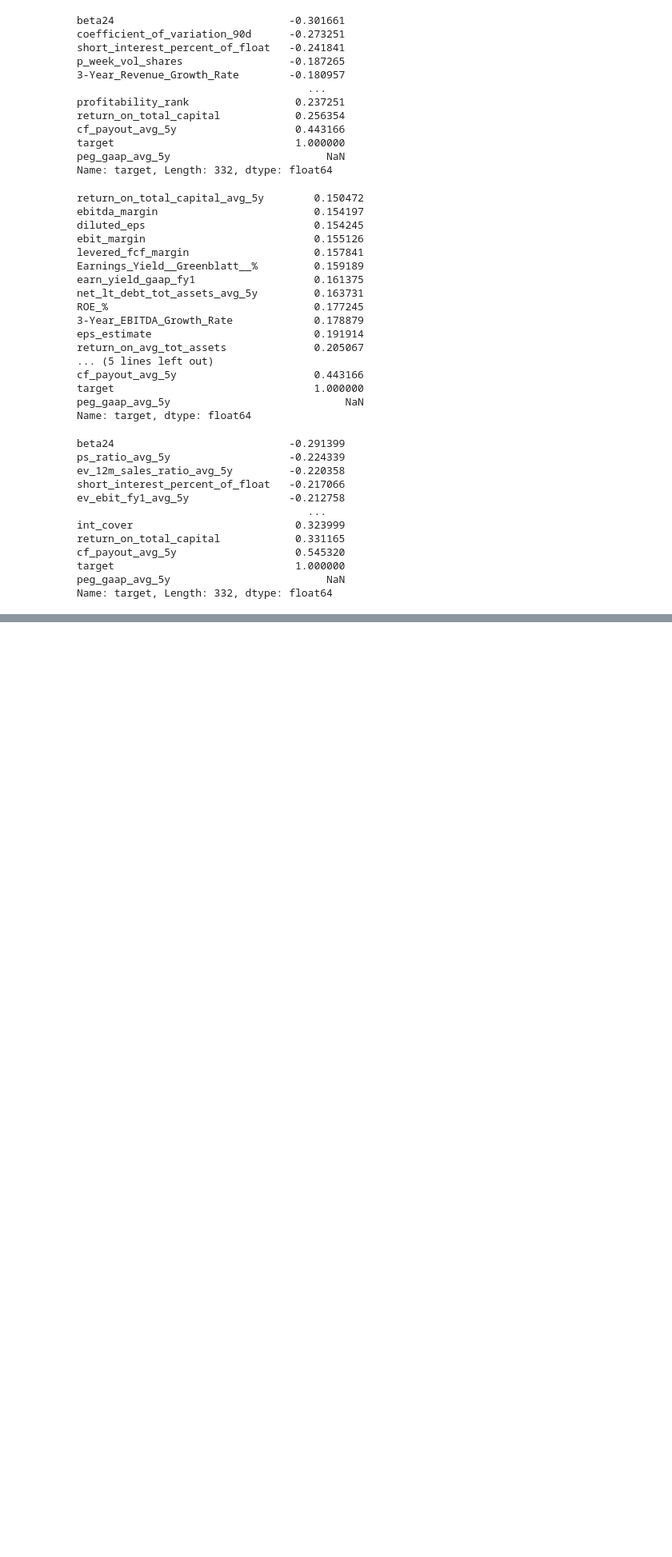
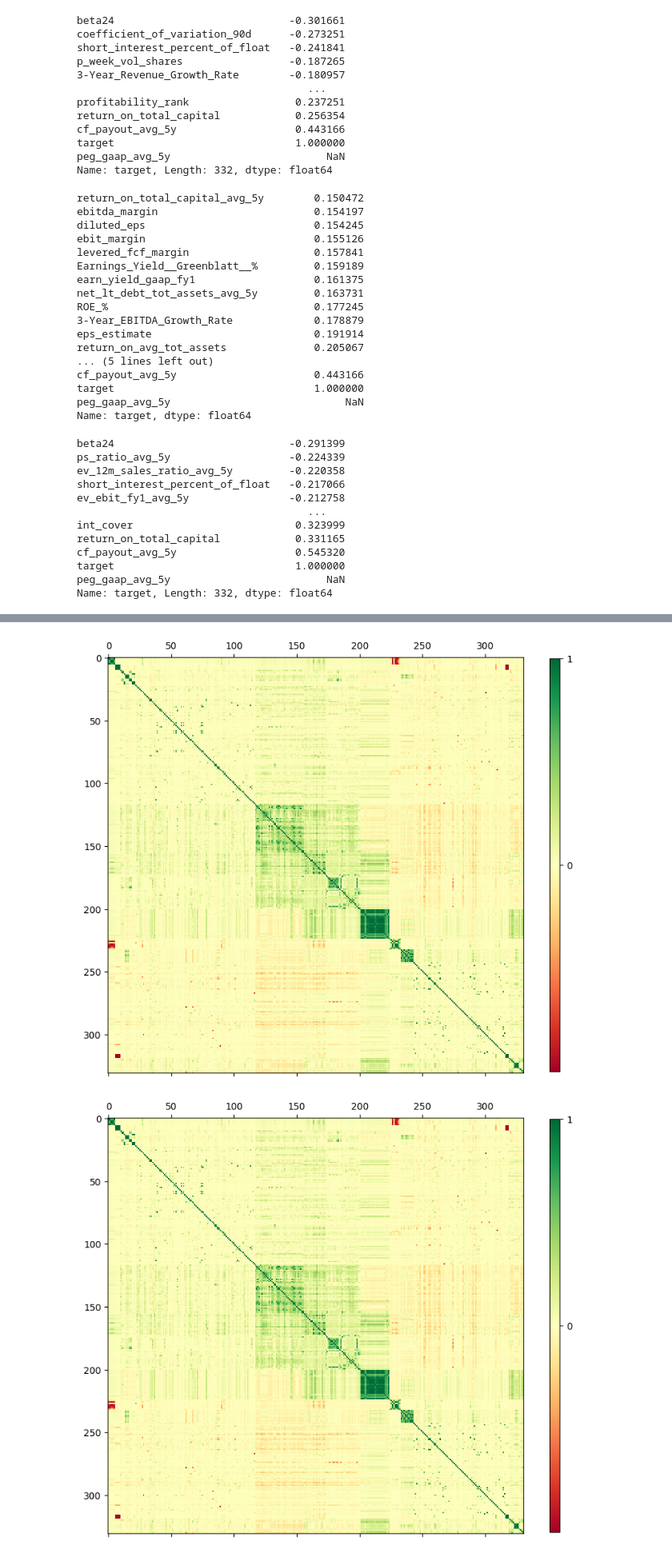
Before and after one commit to QuantBears/data-analysis, a Jupyter notebook: EDA/2023-09-26/eda_join.ipynb, the cells around one changed output, grey strips where cells are left out. Shown at 80% size. Saved outputs shown, nothing was run; the diff lists cells and outputs as text; code cells hidden in the pictures; blank space fills up the shorter version.

```diff
--- a/EDA/2023-09-26/eda_join.ipynb
+++ b/EDA/2023-09-26/eda_join.ipynb
@@ -167,0 +417,20 @@ Name: target, dtype: float64
+# %%
+# Source: https://github.com/TheLoneNut/CorrelationMatrixClustering/blob/master/CorrelationMatrixClustering.ipynb
+
+import scipy
+import numpy as np
+import scipy.cluster.hierarchy as sch
+
+float_df = df_19.fillna(0.)
+
+X = float_df.corr().values
+d = sch.distance.pdist(X)   # vector of ('55' choose 2) pairwise distances
+L = sch.linkage(d, method='complete')
+ind = sch.fcluster(L, 0.5*d.max(), 'distance')
+columns = [float_df.columns.tolist()[i] for i in list((np.argsort(ind)))]
+float_df = float_df.reindex(columns = columns)
+# %%
+plot_corr(float_df)
+# %% [output]
+[figure, added]
+[figure, added]
```
Also changed, not shown: parts of 16 cells of this notebook.
